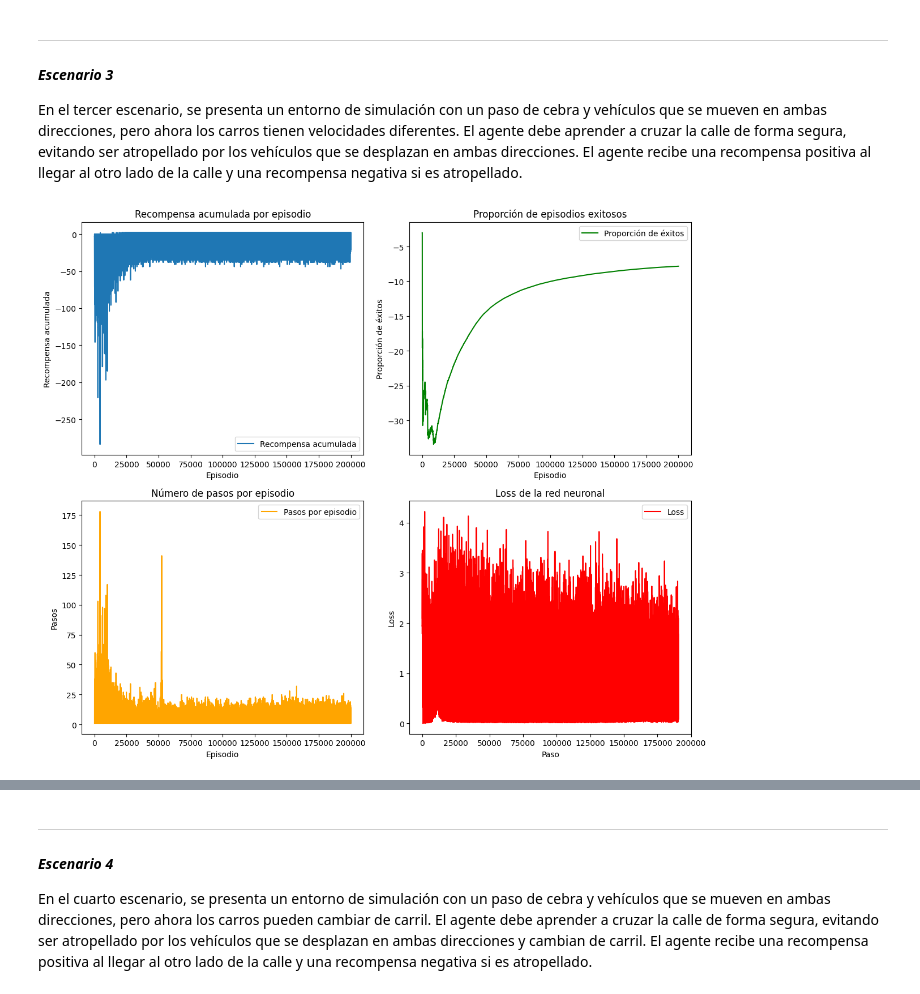
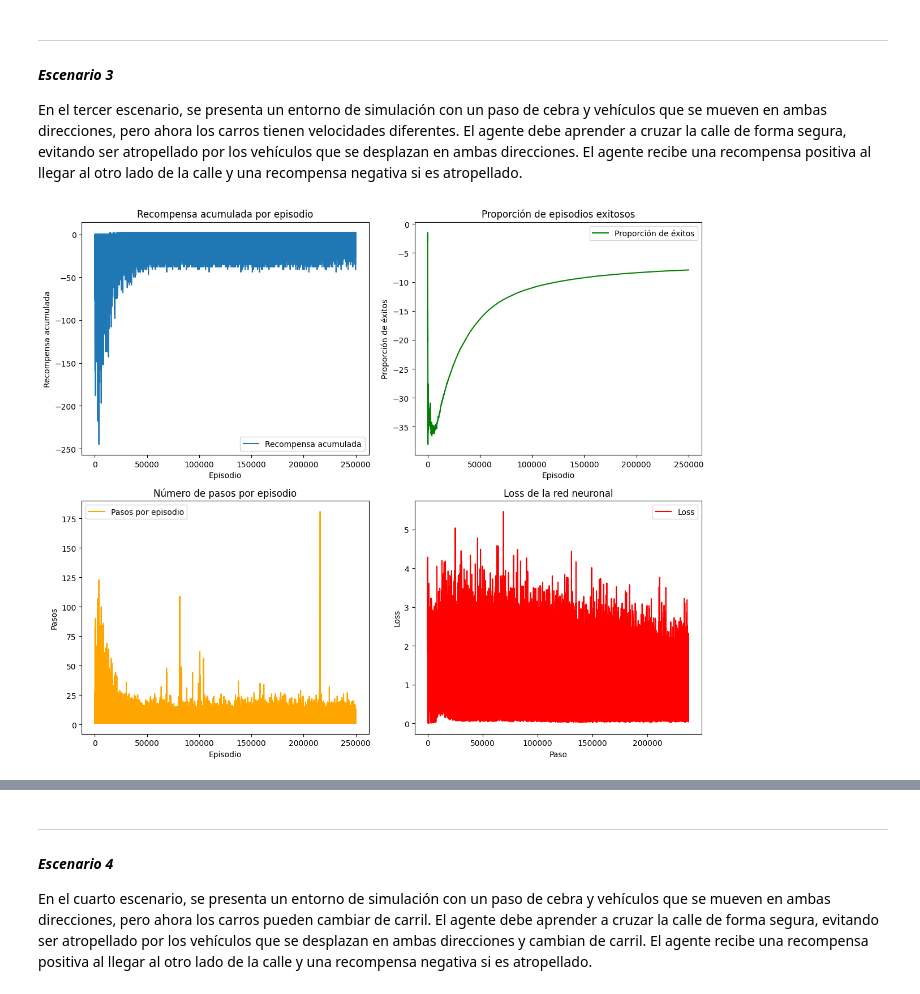
Before and after one commit to stefanoaragoni/RL-ProyectoFinal, a Jupyter notebook: proyecto.ipynb, the cells around one changed output, grey strips where cells are left out. Cells and saved outputs as stored; diff of their text form; code cells hidden in the pictures.

```diff
--- a/proyecto.ipynb
+++ b/proyecto.ipynb
@@ -290,7 +291,7 @@ model = DQN(
 
 # Entrenamiento del modelo con callback
 loss_callback = LossLoggerCallback()
-model.learn(total_timesteps=200000, callback=loss_callback)
+model.learn(total_timesteps=250000, callback=loss_callback)
 
 # Graficar métricas de entrenamiento
 env.plot_training_metrics(loss_callback.losses)
@@ -571,7 +572,7 @@ model2 = DQN(
 
 # Entrenamiento del modelo con callback
 loss_callback = LossLoggerCallback()
-model2.learn(total_timesteps=200000, callback=loss_callback)
+model2.learn(total_timesteps=250000, callback=loss_callback)
 
 # Graficar métricas de entrenamiento
 env2.plot_training_metrics(loss_callback.losses)
@@ -809,30 +851,29 @@ class CrossStreetEnv3(gym.Env):
         plt.close(fig)
 # %%
-
 # Configuración y entrenamiento
 env3 = CrossStreetEnv3(num_lanes=6, street_length=20)
 check_env(env3)
 
 policy_kwargs = dict(net_arch=[128, 128])
 model3 = DQN(
     "MlpPolicy",
     env3,
     policy_kwargs=policy_kwargs,
     learning_rate=5e-4,
     buffer_size=100000,
     learning_starts=1000,
     batch_size=64,
     target_update_interval=1000,
     exploration_fraction=0.2,
     exploration_final_eps=0.05,
     verbose=0
 )
 
 loss_callback = LossLoggerCallback()
-model3.learn(total_timesteps=200000, callback=loss_callback)
+model3.learn(total_timesteps=250000, callback=loss_callback)
 env3.plot_training_metrics(loss_callback.losses)
 # %% [output]
-[figure, old version]
+[figure, new version]
 # %%
 # Evaluación y visualización
 obs, _ = env3.reset()
```
Also changed, not shown: parts of 10 cells of this notebook, 19 other files.
